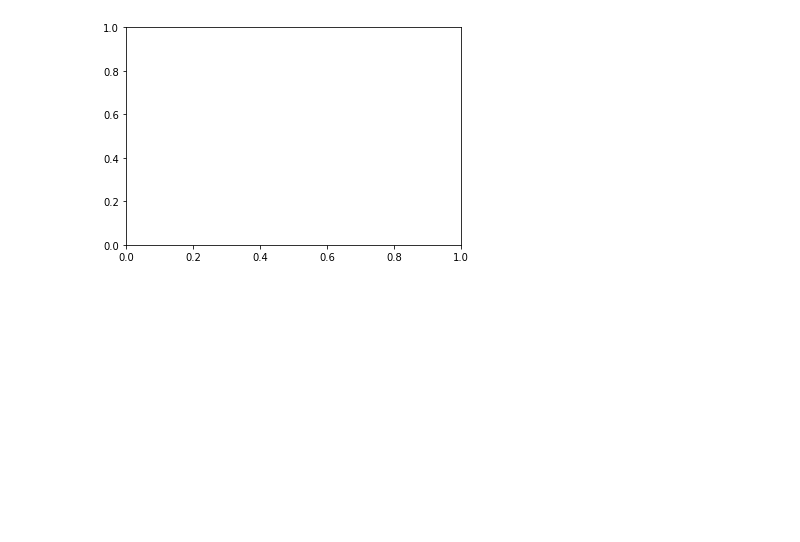
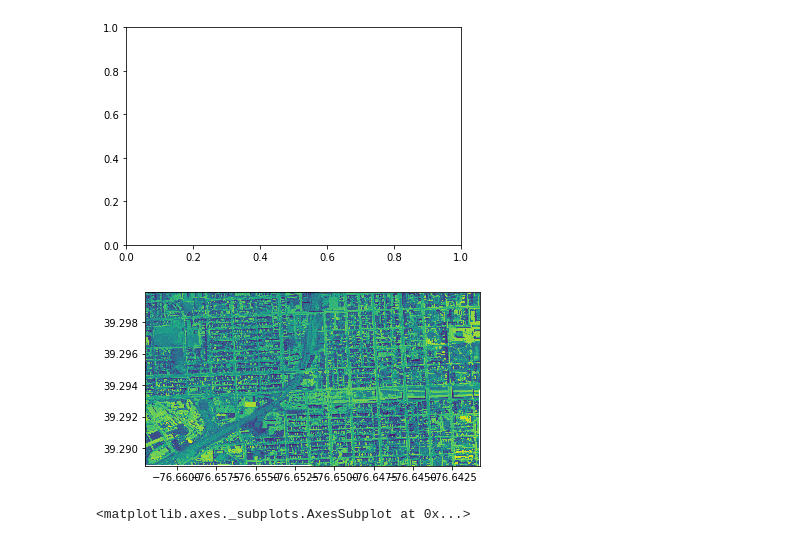
Before and after one commit to slpitz/bmoreStreamL, a Jupyter notebook: trainingWidgets.ipynb, the cells around one changed output. Saved outputs shown, nothing was run; the diff lists cells and outputs as text; code cells hidden in the pictures; blank space fills up the shorter version.

```diff
--- a/trainingWidgets.ipynb
+++ b/trainingWidgets.ipynb
@@ -256,3 +372,14 @@ ax.add_collection(mpl.collections.PatchCollection(patches))
 [figure]
 <matplotlib.collections.PatchCollection at 0x...>
 [figure]
+# %%
+from rasterio.plot import show
+
+fp = r"201402_baltimore_city_md_6in_sp_cnir/vol001/45098103wgs84.tif"
+
+# Open the file:
+raster = rasterio.open(fp)
+show(raster)
+# %% [output]
+[figure, added]
+<matplotlib.axes._subplots.AxesSubplot at 0x...>
```
Also changed, not shown: parts of 20 cells of this notebook.
